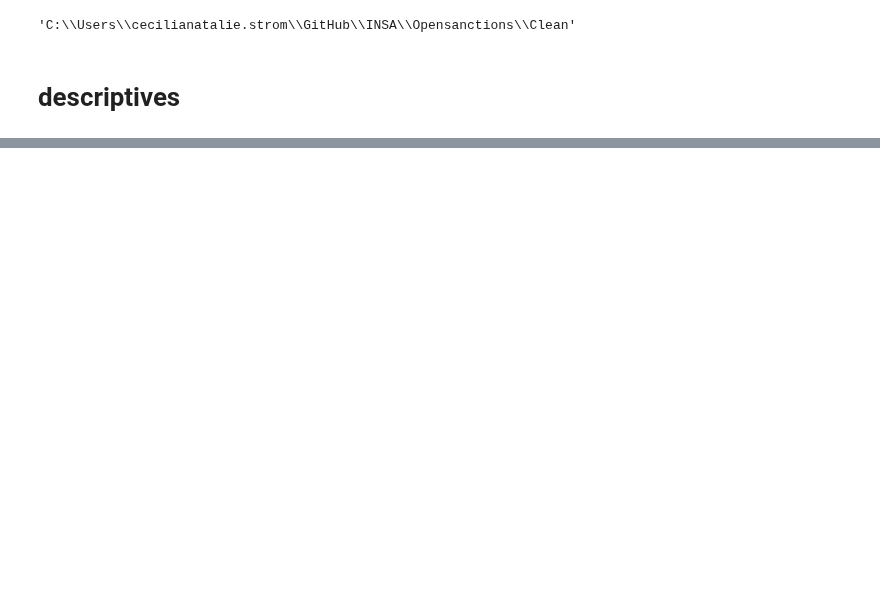
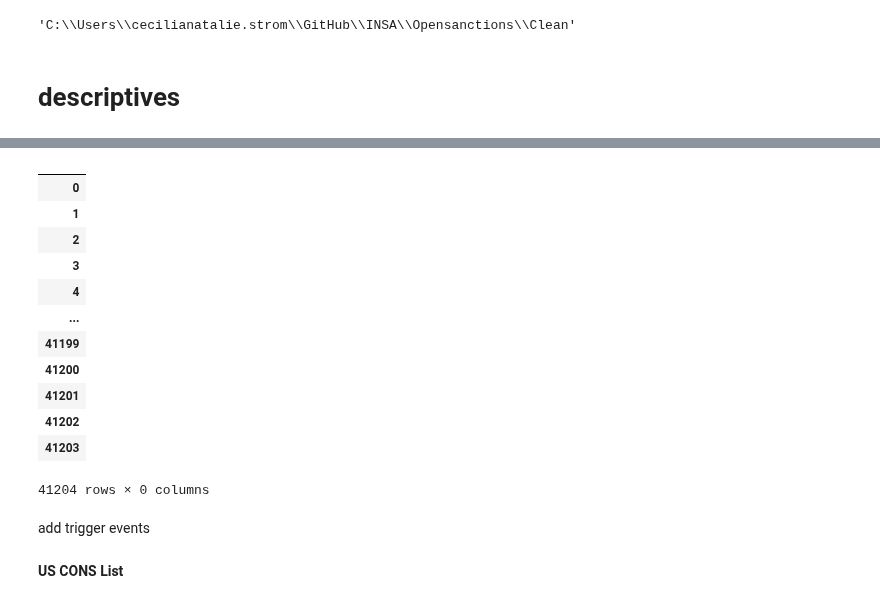
Before and after one commit to NatStrom/INSA, a Jupyter notebook: Opensanctions/Clean/US_descriptive_Analysis-Copy1.ipynb, the cells around one changed output, grey strips where cells are left out. Drawn from its saved outputs; the diff is of its cells as text; code cells hidden in the pictures; blank space fills up the shorter version.

```diff
--- a/Opensanctions/Clean/US_descriptive_Analysis-Copy1.ipynb
+++ b/Opensanctions/Clean/US_descriptive_Analysis-Copy1.ipynb
@@ -122,0 +206,20 @@ listings_us_sdn
+# %%
+data_russ = data.copy()
+data_russ = data_russ.filter(data_russ['countries'] == 'ru')
+data_russ
+# %% [output]
+|  |
+| 0 |
+| 1 |
+| 2 |
+| 3 |
+| 4 |
+| ... |
+| 41199 |
+| 41200 |
+| 41201 |
+| 41202 |
+| 41203 |
+41204 rows × 0 columns
+# %% [markdown]
+add trigger events
@@ -122,0 +258,2 @@ listings_us_sdn
+# %% [markdown]
+**US CONS List**
```
Also changed, not shown: parts of 27 cells of this notebook, 19 other files.
